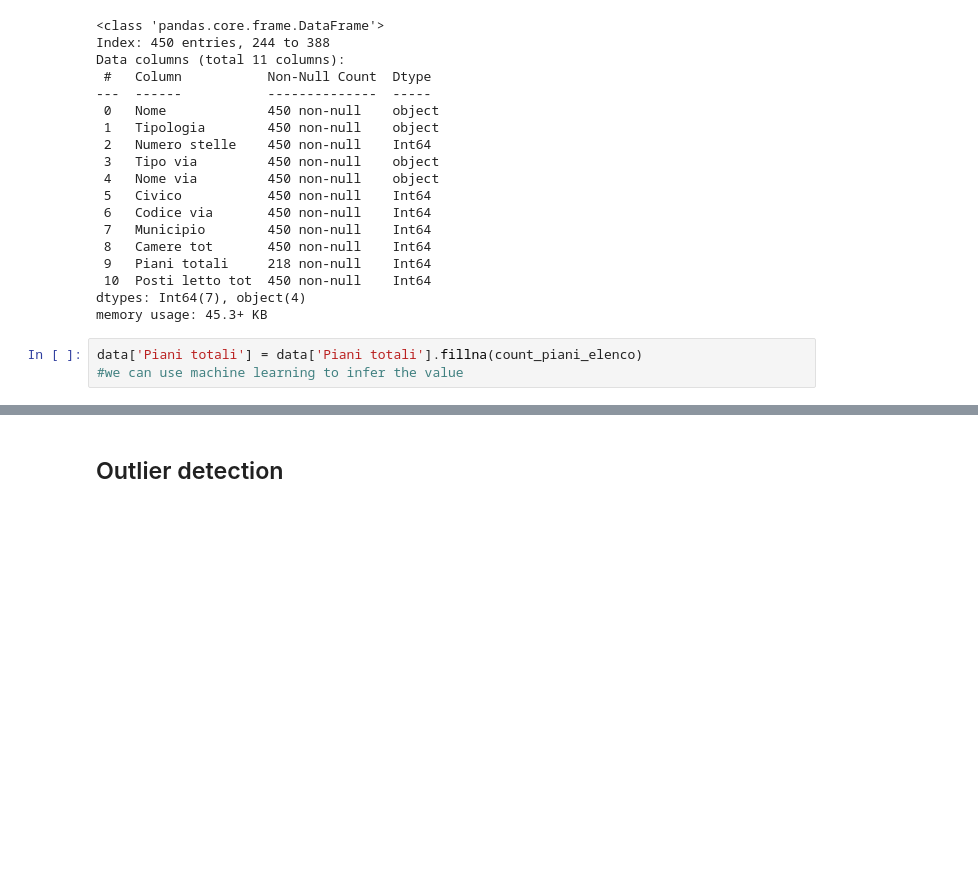
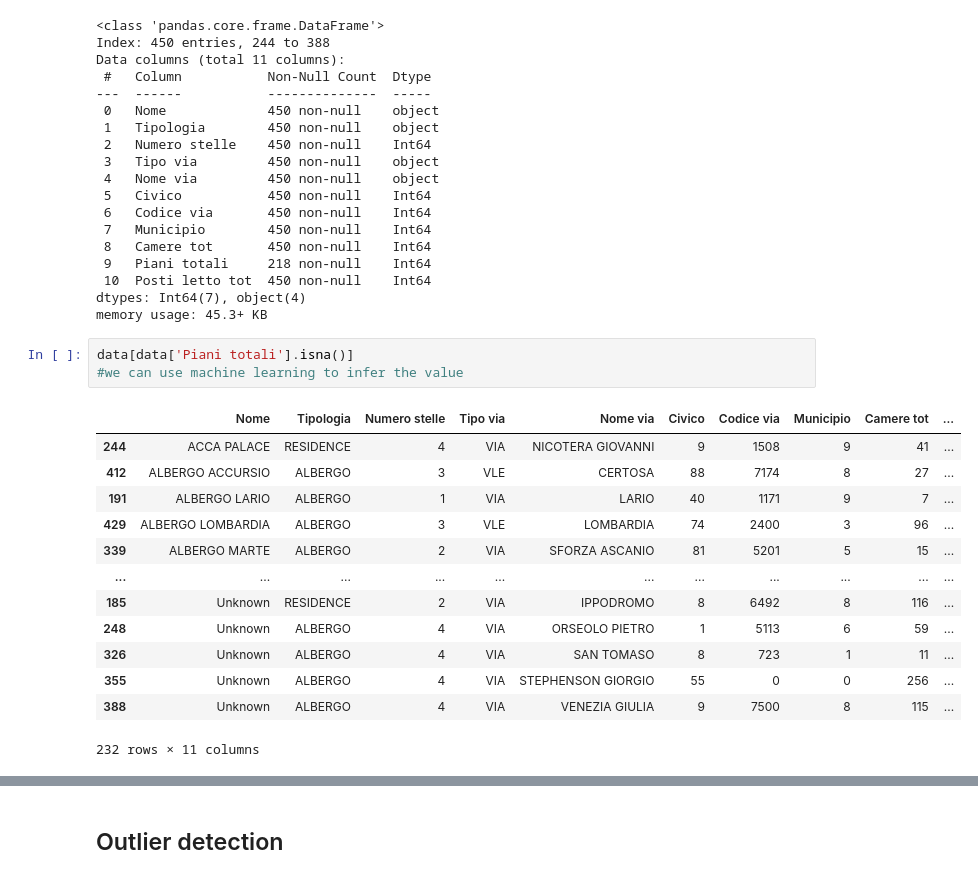
Before and after one commit to silviamacchi/DataQuality_project, a Jupyter notebook: Script report.ipynb, the cells around one changed output, grey strips where cells are left out. Drawn from its saved outputs; the diff is of its cells as text; blank space fills up the shorter version.

```diff
--- a/Script report.ipynb
+++ b/Script report.ipynb
@@ -312,5 +317,19 @@ Data columns (total 11 columns):
 dtypes: Int64(7), object(4)
 memory usage: 45.3+ KB
 # %%
-data['Piani totali'] = data['Piani totali'].fillna(count_piani_elenco)
+data[data['Piani totali'].isna()]
 #we can use machine learning to infer the value
+# %% [output]
+|  | Nome | Tipologia | Numero stelle | Tipo via | Nome via | Civico | Codice via | Municipio | Camere tot | ... |
+| 244 | ACCA PALACE | RESIDENCE | 4 | VIA | NICOTERA GIOVANNI | 9 | 1508 | 9 | 41 | ... |
+| 412 | ALBERGO ACCURSIO | ALBERGO | 3 | VLE | CERTOSA | 88 | 7174 | 8 | 27 | ... |
+| 191 | ALBERGO LARIO | ALBERGO | 1 | VIA | LARIO | 40 | 1171 | 9 | 7 | ... |
+| 429 | ALBERGO LOMBARDIA | ALBERGO | 3 | VLE | LOMBARDIA | 74 | 2400 | 3 | 96 | ... |
+| 339 | ALBERGO MARTE | ALBERGO | 2 | VIA | SFORZA ASCANIO | 81 | 5201 | 5 | 15 | ... |
+| ... | ... | ... | ... | ... | ... | ... | ... | ... | ... | ... |
+| 185 | Unknown | RESIDENCE | 2 | VIA | IPPODROMO | 8 | 6492 | 8 | 116 | ... |
+| 248 | Unknown | ALBERGO | 4 | VIA | ORSEOLO PIETRO | 1 | 5113 | 6 | 59 | ... |
+| 326 | Unknown | ALBERGO | 4 | VIA | SAN TOMASO | 8 | 723 | 1 | 11 | ... |
+| 355 | Unknown | ALBERGO | 4 | VIA | STEPHENSON GIORGIO | 55 | 0 | 0 | 256 | ... |
+| 388 | Unknown | ALBERGO | 4 | VIA | VENEZIA GIULIA | 9 | 7500 | 8 | 115 | ... |
+232 rows × 11 columns
```
Also changed, not shown: parts of 8 cells of this notebook.
